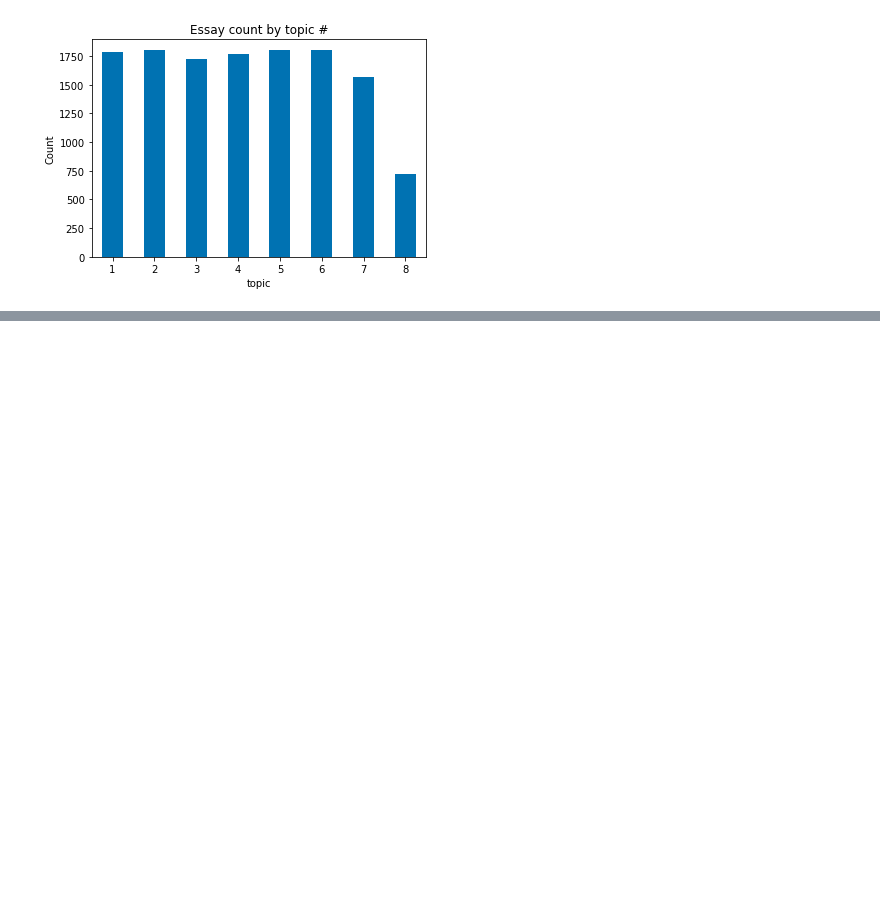
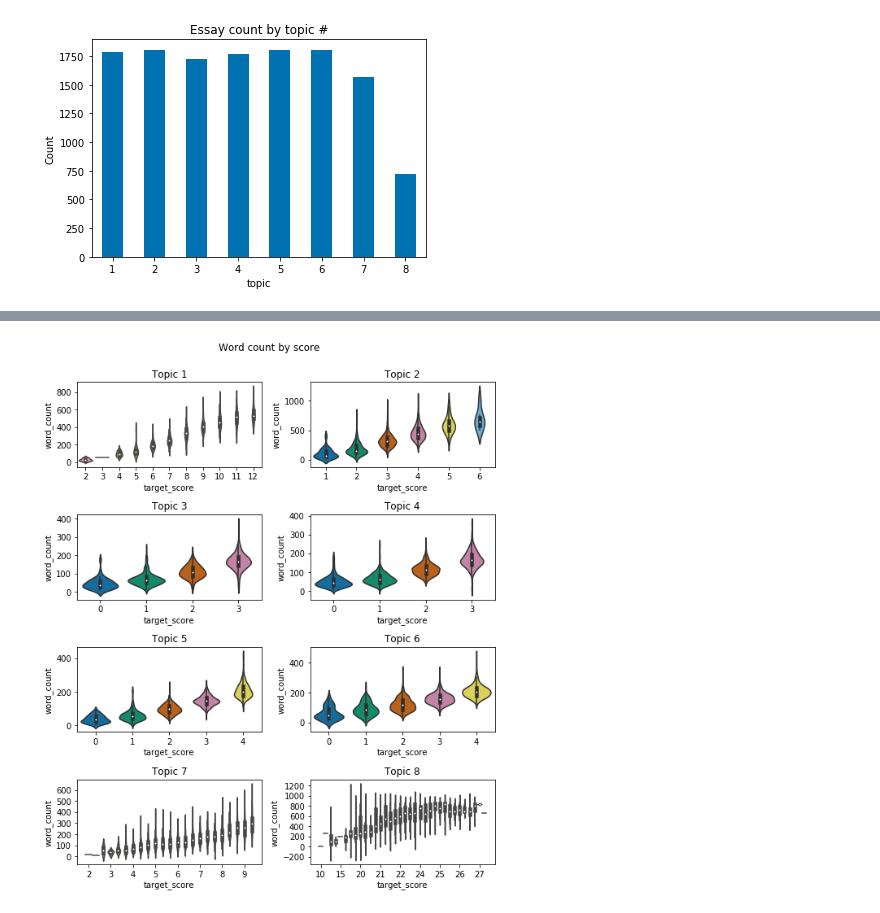
Before and after one commit to jimmyhu4/auto-essay-assessment, a Jupyter notebook: 0_data_exploration.ipynb, the cells around one changed output, grey strips where cells are left out. Cells and saved outputs as stored; diff of their text form; code cells hidden in the pictures; blank space fills up the shorter version.

Commit message:
updated data exploration notebook

```diff
--- a/0_data_exploration.ipynb
+++ b/0_data_exploration.ipynb
@@ -73,0 +112,15 @@ plt.show()
+# %%
+topic_number = 0
+fig, ax = plt.subplots(4,2, figsize=(8,10))
+for i in range(4):
+    for j in range(2):
+        topic_number += 1
+        sns.violinplot(x='target_score', y='word_count', data=training_set[training_set['topic'] == topic_number], ax=ax[i,j])
+        ax[i,j].set_title('Topic %i' % topic_number)
+ax[3,0].locator_params(nbins=10)
+ax[3,1].locator_params(nbins=10)
+plt.suptitle('Word count by score')
+plt.tight_layout(rect=[0, 0.03, 1, 0.95])
+plt.show()
+# %% [output]
+[figure, added]
```
Also changed, not shown: parts of 28 cells of this notebook.
